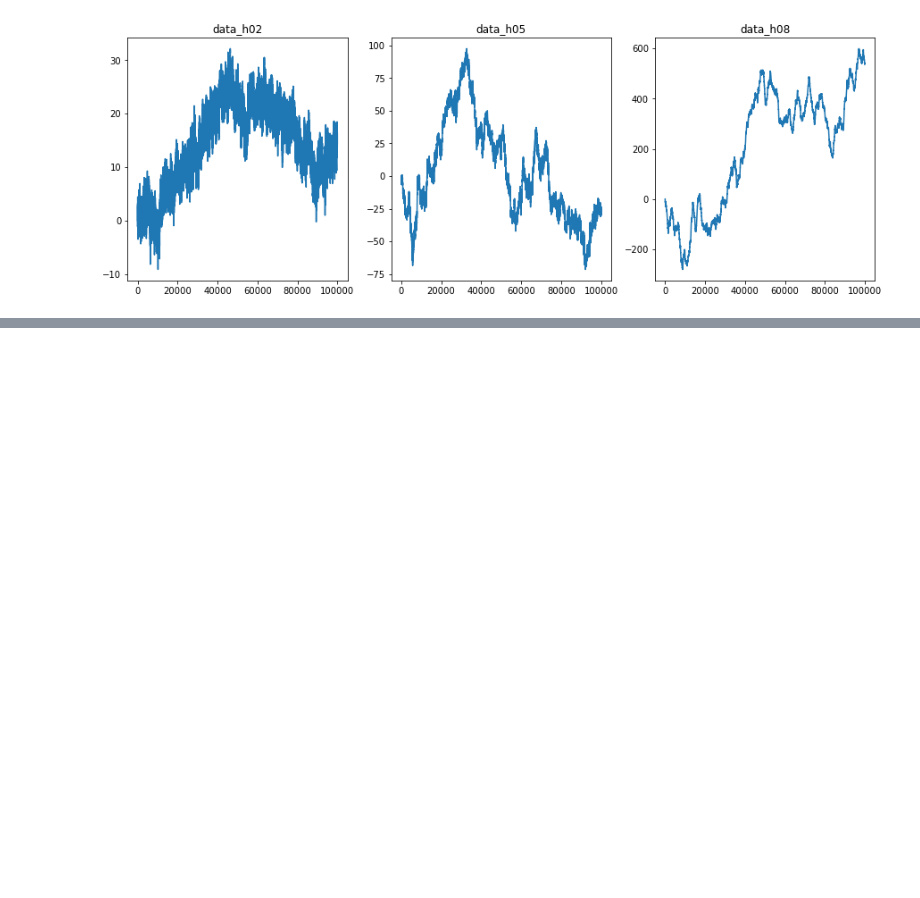
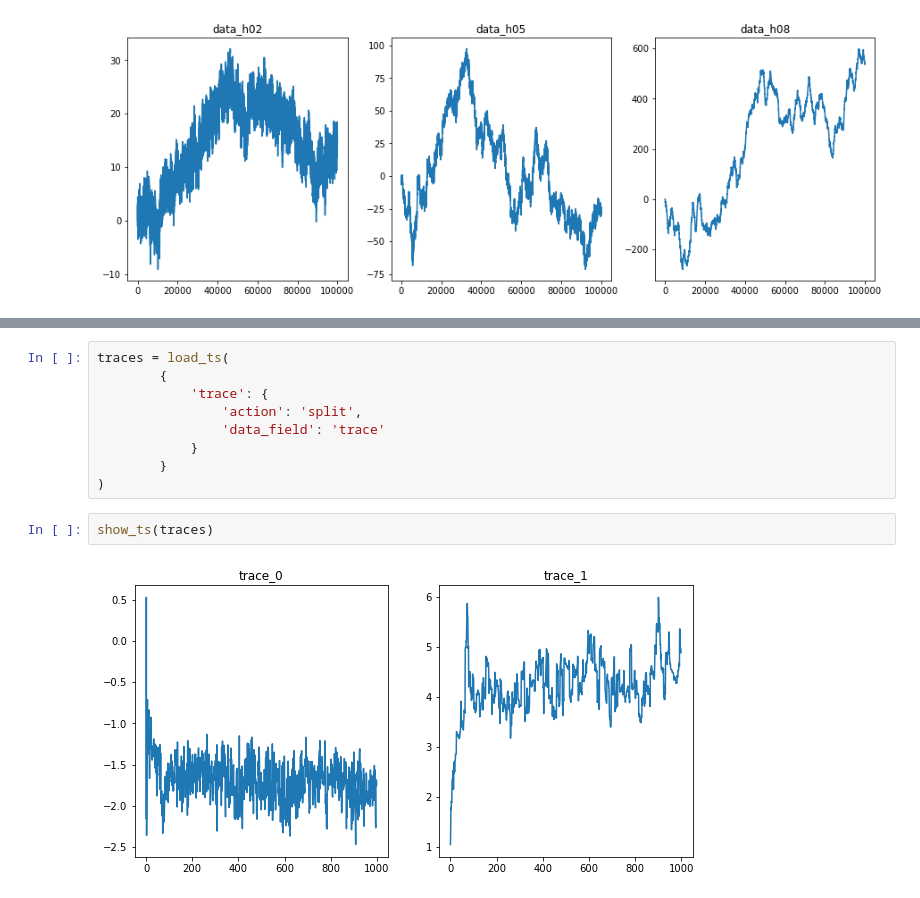
Before and after one commit to vb690/modules_comp_neuro_2021, a Jupyter notebook: advanced_quantitative_methods/units/9_time_series_analysis/unit_9_lab_assignement.ipynb, the cells around one changed output, grey strips where cells are left out. Drawn from its saved outputs; the diff is of its cells as text; blank space fills up the shorter version.

```diff
--- a/advanced_quantitative_methods/units/9_time_series_analysis/unit_9_lab_assignement.ipynb
+++ b/advanced_quantitative_methods/units/9_time_series_analysis/unit_9_lab_assignement.ipynb
@@ -77,0 +150,13 @@ compute_acf_pacf(time_series)
+# %%
+traces = load_ts(
+        {
+            'trace': {
+                'action': 'split',
+                'data_field': 'trace'
+            }
+        }
+)
+# %%
+show_ts(traces)
+# %% [output]
+[figure, added]
```
Also changed, not shown: parts of 11 cells of this notebook, 3 other files.
